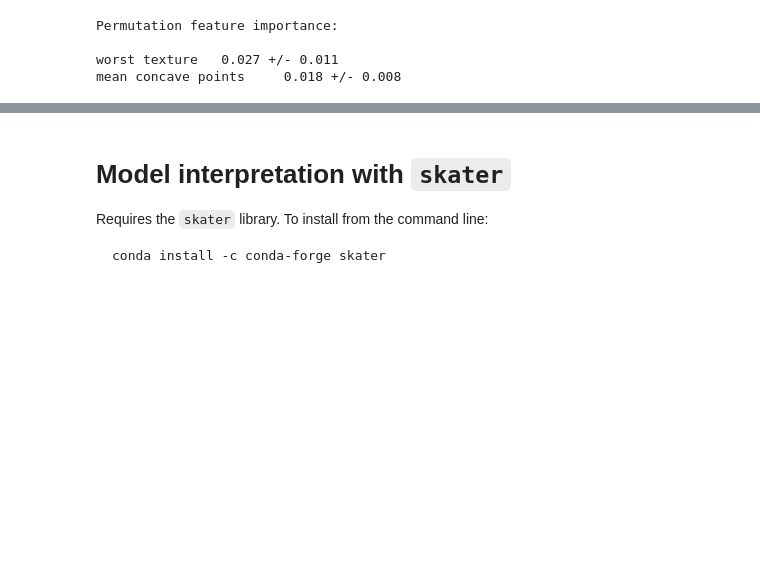
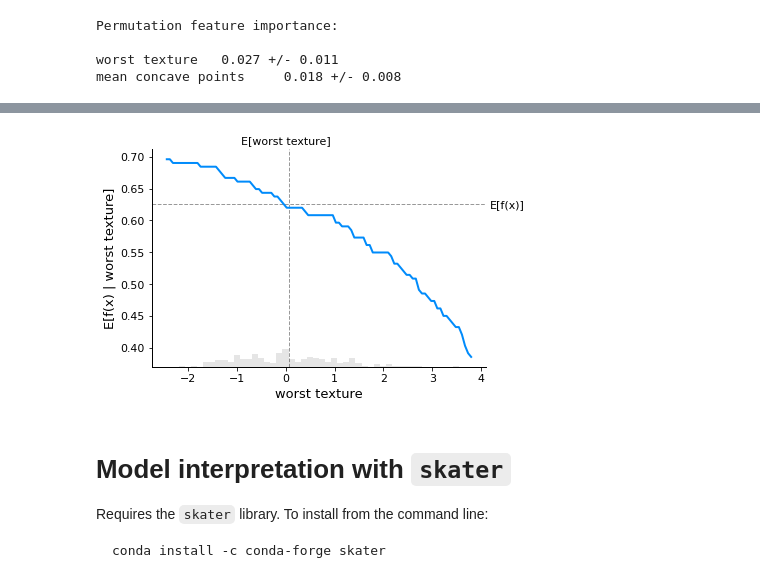
Before and after one commit to wilkens-teaching/info3350-s22, a Jupyter notebook: lectures/lec-15-explainability-example.ipynb, the cells around one changed output, grey strips where cells are left out. Cells and saved outputs as stored; diff of their text form; code cells hidden in the pictures; blank space fills up the shorter version.

```diff
--- a/lectures/lec-15-explainability-example.ipynb
+++ b/lectures/lec-15-explainability-example.ipynb
@@ -146,3 +186,11 @@ mean concave points     0.018 +/- 0.008
+# %%
+# partial dependence
+shap.plots.partial_dependence(
+    "worst texture", logistic.predict, X_test, ice=False,
+    model_expected_value=True, feature_expected_value=True
+)
+# %% [output]
+[figure, added]
 # %% [markdown]
 # Model interpretation with `skater`
 
```
Also changed, not shown: parts of 15 cells of this notebook, 1 other file.
